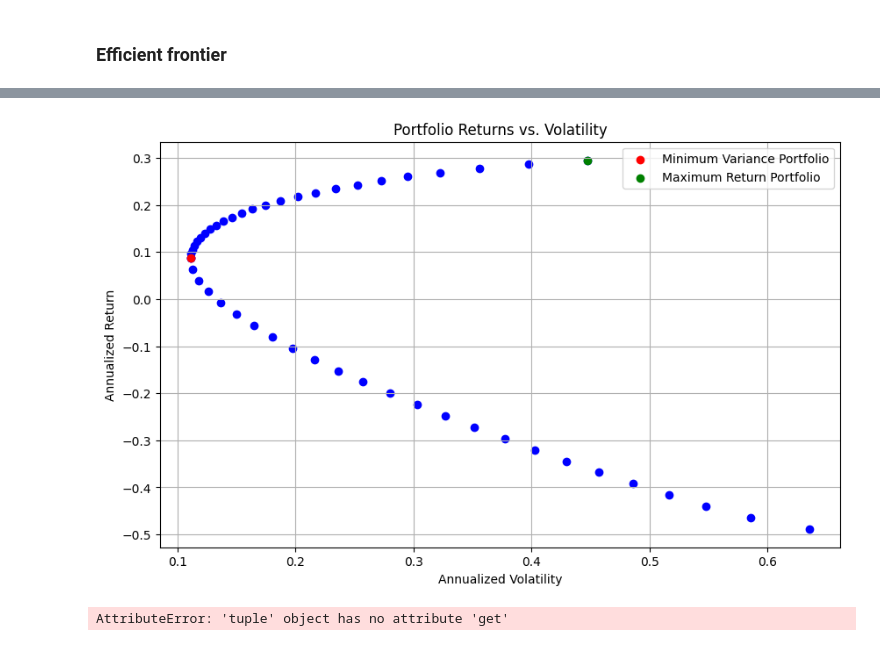
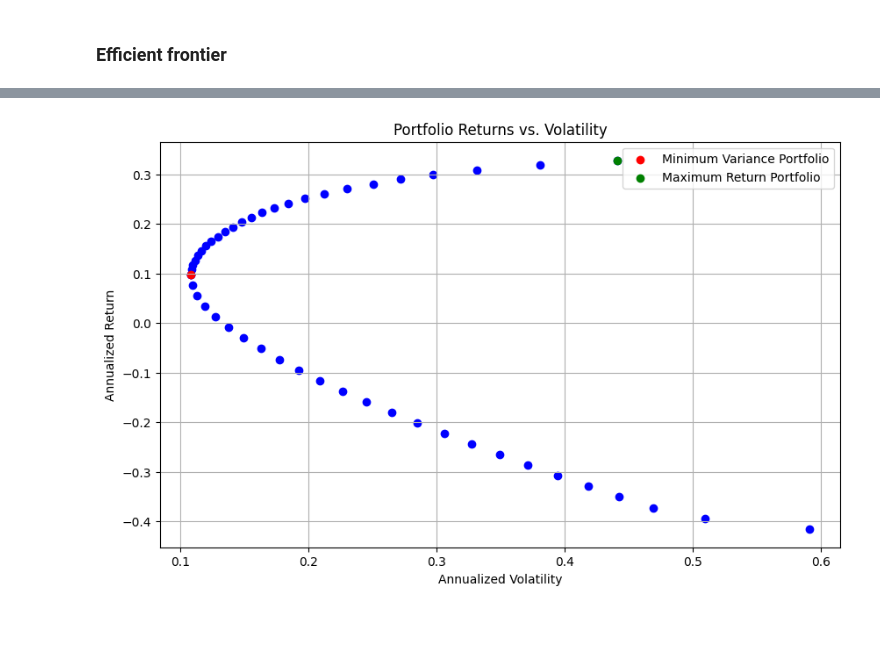
Before and after one commit to GiammarcoBozzelli/SEF, a Jupyter notebook: main.ipynb, the cells around one changed output, grey strips where cells are left out. Drawn from its saved outputs; the diff is of its cells as text; code cells hidden in the pictures.

```diff
--- a/main.ipynb
+++ b/main.ipynb
@@ -55,7 +41,8 @@ df_EUR_M_RI.drop(df_EUR_M_RI.columns[:4], axis=1, inplace=True)
 
 df_EUR_M_RI.columns = pd.to_datetime(df_EUR_M_RI.columns)
 
-df_EUR_M_RI_08 = df_EUR_M_RI.loc[:, (df_EUR_M_RI.columns >= pd.to_datetime("2007-01-01"))]
+#df_EUR_M_RI_08 = df_EUR_M_RI.loc[:, (df_EUR_M_RI.columns >= pd.to_datetime("2007-01-01"))]
+df_EUR_M_RI_08 = df_EUR_M_RI.loc[:, ((df_EUR_M_RI.columns >= pd.to_datetime("2007-01-01")) & (df_EUR_M_RI.columns <= ("2021-12-31")))]
 
 df_EUR_M_RI_T = df_EUR_M_RI_08.T
 
@@ -332,13 +204,0 @@ efficient_frontier = []
-# %%
-target_return = avrg_returns_MVP
-
-#Define the return constraint
-def return_constraint(weights):
-    portfolio_return = np.dot(weights, avrg_returns)
-    return portfolio_return - target_return
-
-
-#Constraints: sum of weights equals 1, portfolio weights * average returns = target return
-cons = (
-    {'type': 'eq', 'fun': lambda x: np.sum(x) - 1},
-    {'type': 'eq', 'fun': return_constraint})
@@ -408,44 +275,32 @@ results_df = pd.concat([results_df, results_min_df]).reset_index(drop=True)
+# %%
+#Concatenate the upper part and lower part of the efficient frontier, same for the weights
+df_frontier = pd.concat([df_frontier_high, df_frontier_low]).reset_index(drop=True)
+df_weights = pd.concat([df_weights_high, df_weights_low]).reset_index(drop=True)
 # %%
-results_df['Annualized Volatility'] = results_df['Volatility'] * np.sqrt(12)
-results_df['Annualized Return'] = results_df['Return'] * 12
+#Annualize volatility and returns
+df_frontier['Annualized Volatility'] = df_frontier['Volatility'] * np.sqrt(12)
+df_frontier['Annualized Return'] = df_frontier['Return'] * 12
 
-index_gmv = results_df['Annualized Volatility'].idxmin()
-index_max_return = results_df['Annualized Return'].idxmax()
+#Take the index of the MVP and MaxRP
+MVP_index = df_frontier['Annualized Volatility'].idxmin()
+MaxRP_index = df_frontier['Annualized Return'].idxmax()
 
-# Tracé avec mise en évidence des portefeuilles spécifiques
+#Initialize the figure
 plt.figure(figsize=(10, 6))
-plt.scatter(results_df['Annualized Volatility'], results_df['Annualized Return'], color='blue')
-plt.scatter(results_df.loc[index_gmv, 'Annualized Volatility'], results_df.loc[index_gmv, 'Annualized Return'], color='red', label='Minimum Variance Portfolio')
-plt.scatter(results_df.loc[index_max_return, 'Annualized Volatility'], results_df.loc[index_max_return, 'Annualized Return'], color='green', label='Maximum Return Portfolio')
+
+#Plot the portfolios of the efficient frontier
+plt.scatter(df_frontier['Annualized Volatility'], df_frontier['Annualized Return'], color='blue')
+
+#Plot the MVP and the Max return portfolio (MaxRP)
+plt.scatter(df_frontier.loc[MVP_index, 'Annualized Volatility'], df_frontier.loc[MVP_index, 'Annualized Return'], color='red', label='Minimum Variance Portfolio')
+plt.scatter(df_frontier.loc[MaxRP_index, 'Annualized Volatility'], df_frontier.loc[MaxRP_index, 'Annualized Return'], color='green', label='Maximum Return Portfolio')
+
+#Add title, legends, ect
 plt.title('Portfolio Returns vs. Volatility')
 plt.xlabel('Annualized Volatility')
 plt.ylabel('Annualized Return')
 plt.legend()
 plt.grid(True)
 plt.show()
 # %% [output]
-[figure, old version]
+[figure, new version]
-# %%
-# Generate efficient frontier by varying target returns or risks
-# Note: You can repeat the optimization for different target returns or risks
-# and plot the resulting portfolios to create the efficient frontier
-target_returns = np.linspace(min(avrg_returns), max(avrg_returns), num=20)
-efficient_frontier = []
-for target_return in target_returns:
-    target_return_constraint = ({'type': 'eq', 'fun': lambda x: np.dot(x, avrg_returns) - target_return})
-    efficient_portfolio = sco.minimize(result_long_only_gmv_portfolio, initialWeights, method='SLSQP', bounds = positivity_bounds, constraints=[cons, target_return_constraint])
-    efficient_frontier.append((np.sqrt(result_long_only_gmv_portfolio(efficient_portfolio.x)), target_return))
-
-# Plot the portfolios
-plt.scatter(result_long_only_gmv_portfolio.fun, np.sqrt(min_var(result_long_only_gmv_portfolio.x)), label='Minimum Variance Portfolio', color='blue')
-plt.scatter(-result_max_return_portfolio.fun, np.sqrt(min_var(result_max_return_portfolio.x)), label='Maximum Return Portfolio', color='red')
-plt.plot([p[0] for p in efficient_frontier], [p[1] for p in efficient_frontier], label='Efficient Frontier', color='green')
-
-# Add labels and legend
-plt.xlabel('Expected Return')
-plt.ylabel('Standard Deviation (Risk)')
-plt.legend()
-
-plt.show()
-# %% [output]
-AttributeError: 'tuple' object has no attribute 'get'
```
Also changed, not shown: parts of 49 cells of this notebook.
